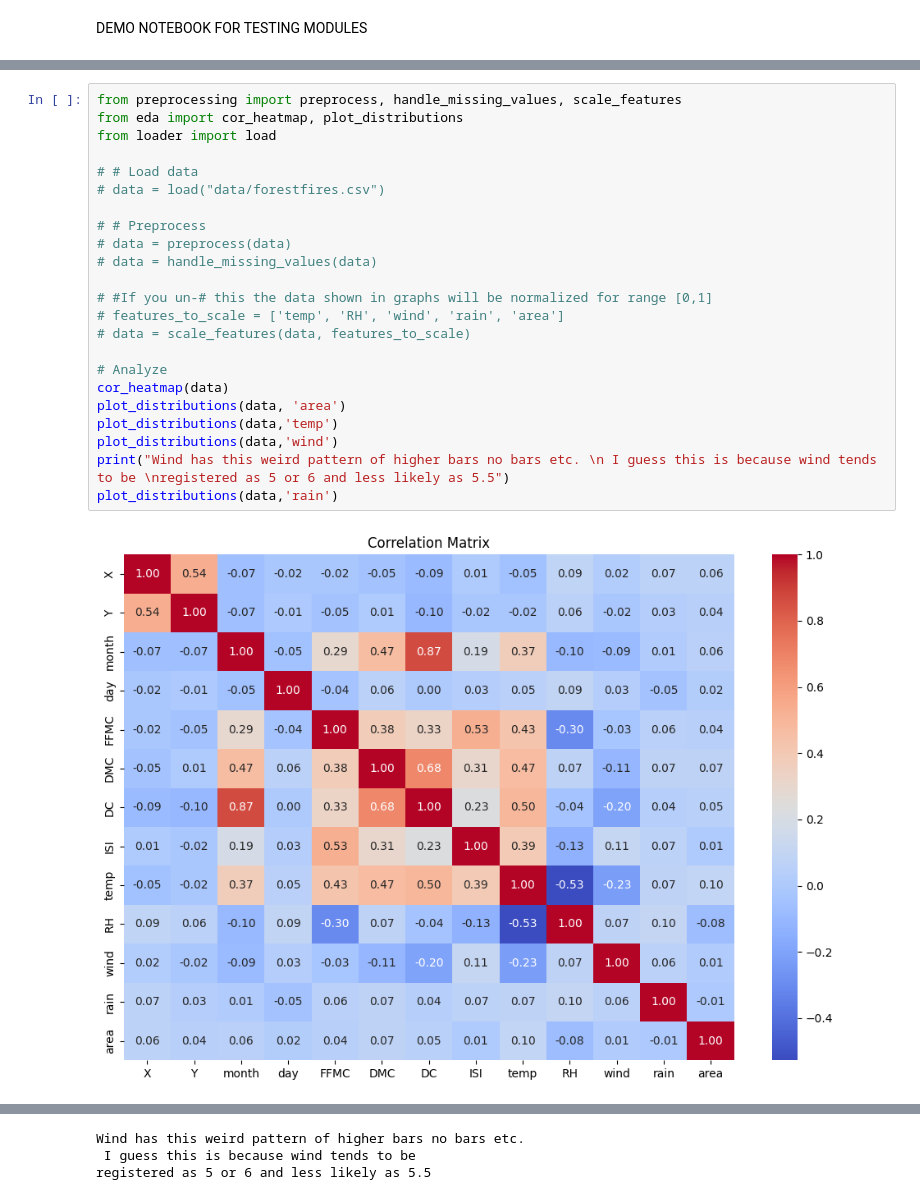
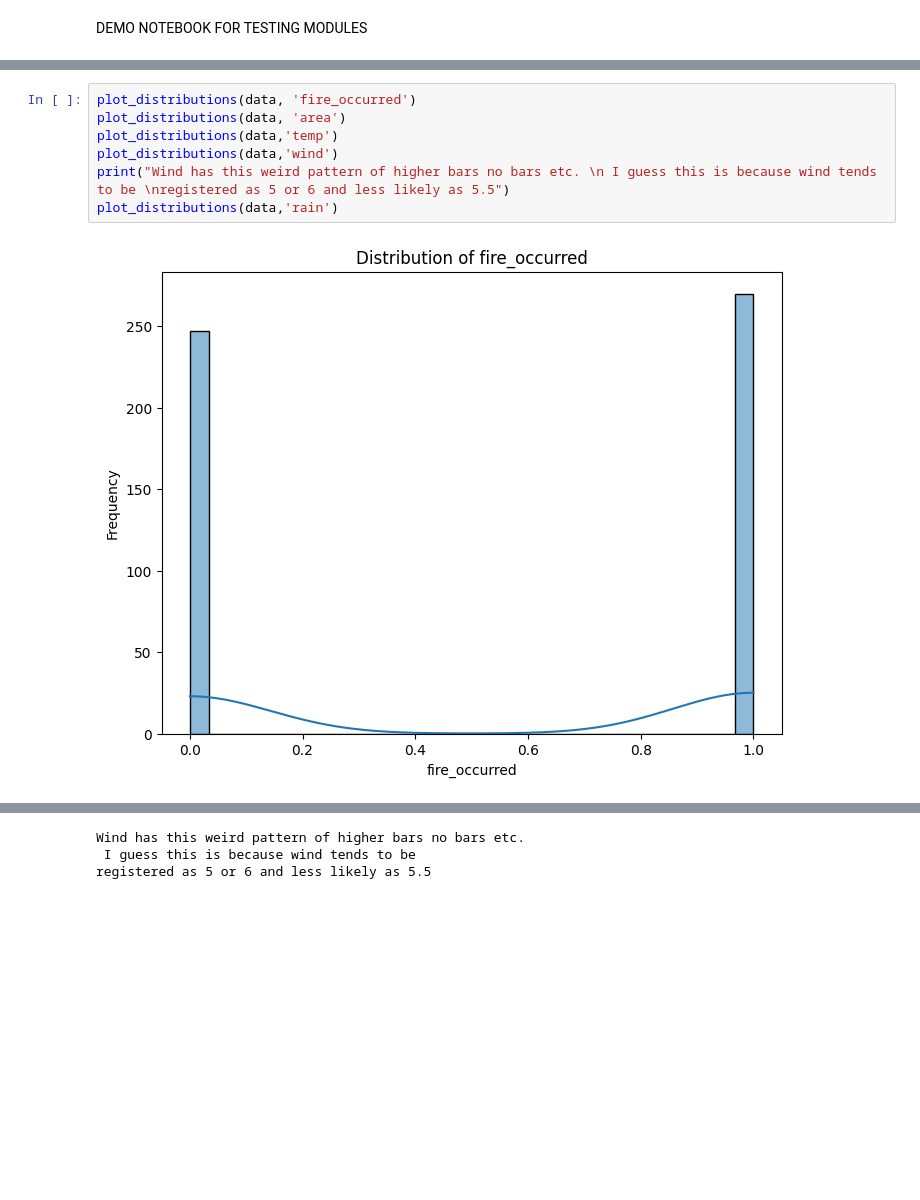
Before and after one commit to MecGlandorff/Forest-Fires, a Jupyter notebook: test.ipynb, the cells around one changed output, grey strips where cells are left out. Drawn from its saved outputs; the diff is of its cells as text; blank space fills up the shorter version.

```diff
--- a/test.ipynb
+++ b/test.ipynb
@@ -51,28 +75,12 @@ float64
 # %%
-from preprocessing import preprocess, handle_missing_values, scale_features
-from eda import cor_heatmap, plot_distributions
-from loader import load
-
-# # Load data
-# data = load("data/forestfires.csv")
-
-# # Preprocess
-# data = preprocess(data)
-# data = handle_missing_values(data)
-
-# #If you un-# this the data shown in graphs will be normalized for range [0,1]
-# features_to_scale = ['temp', 'RH', 'wind', 'rain', 'area']
-# data = scale_features(data, features_to_scale)
-
-# Analyze
-cor_heatmap(data)
+plot_distributions(data, 'fire_occurred')
 plot_distributions(data, 'area')
 plot_distributions(data,'temp')
 plot_distributions(data,'wind')
 print("Wind has this weird pattern of higher bars no bars etc. \n I guess this is because wind tends to be \nregistered as 5 or 6 and less likely as 5.5")
 plot_distributions(data,'rain')
 # %% [output]
-[figure, old version]
+[figure, new version]
 [figure]
 [figure]
 [figure]
```
Also changed, not shown: parts of 10 cells of this notebook.
